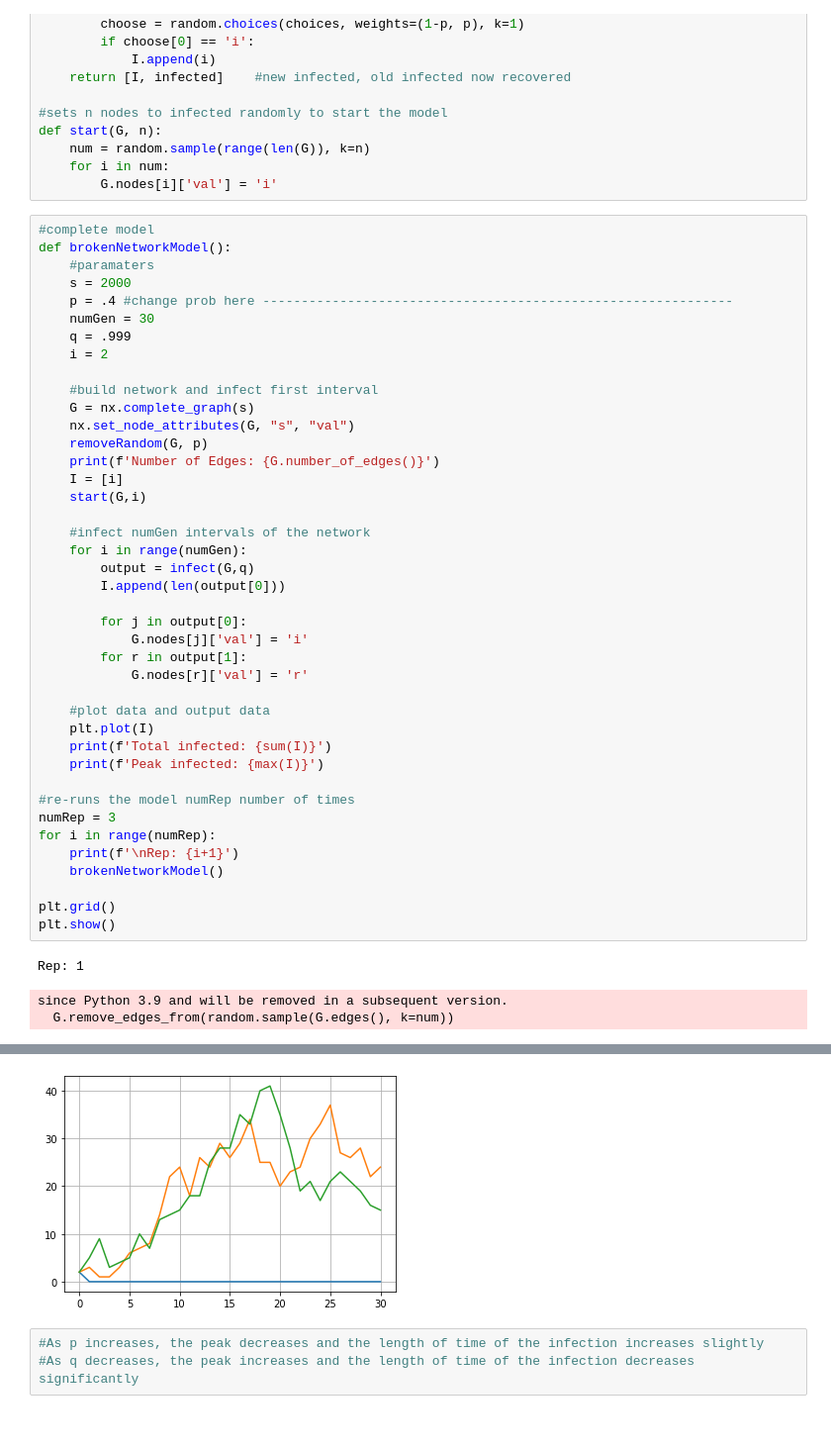
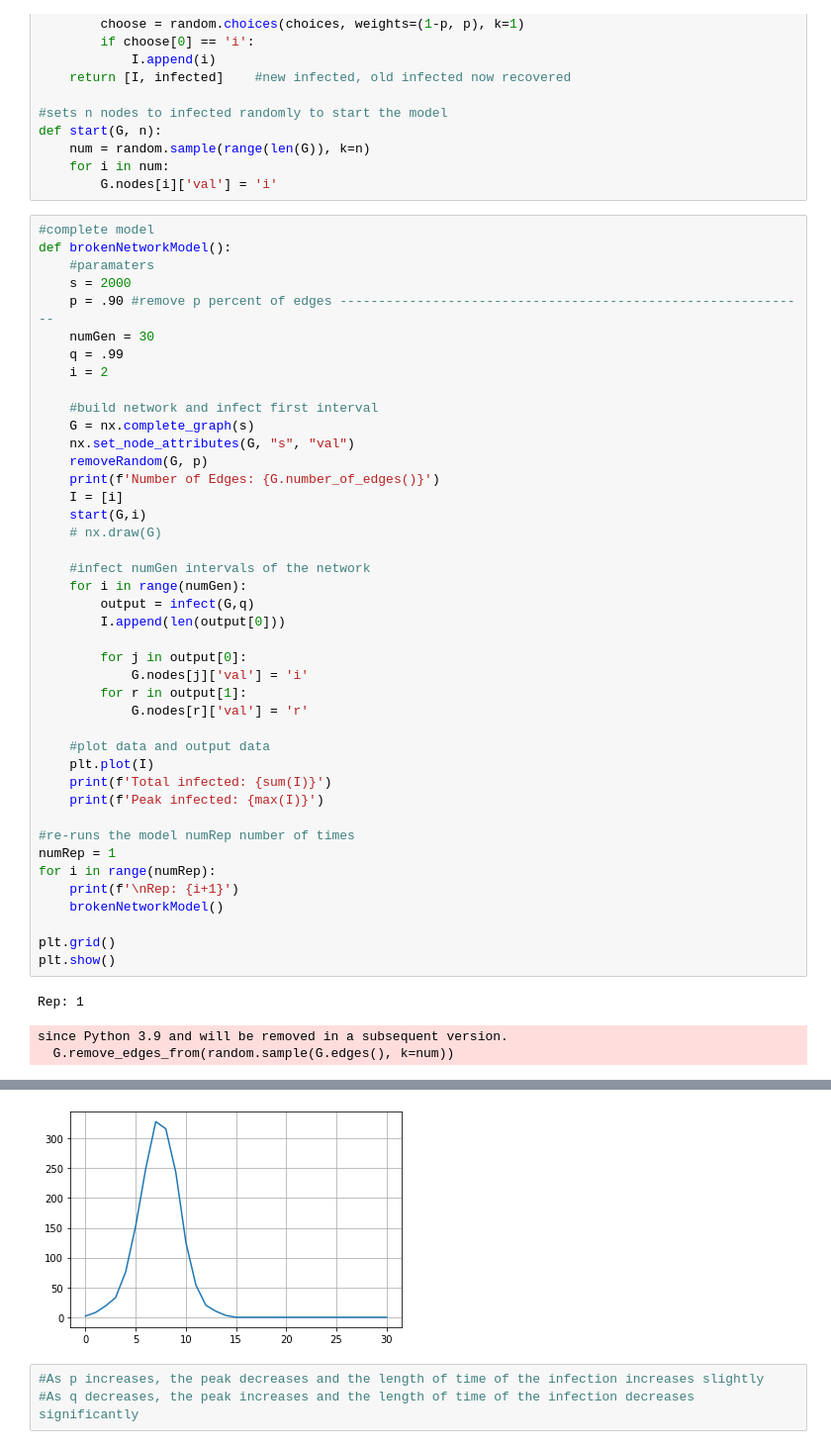
Before and after one commit to masonb13/DataSci, a Jupyter notebook: Models/networks.ipynb, the cells around one changed output, grey strips where cells are left out. Shown: that part at 99% size. Cells and saved outputs as stored; diff of their text form.

```diff
--- a/Models/networks.ipynb
+++ b/Models/networks.ipynb
@@ -105,9 +105,9 @@ def start(G, n):
 def brokenNetworkModel():
     #paramaters
     s = 2000
-    p = .4 #change prob here -------------------------------------------------------------
+    p = .90 #remove p percent of edges -------------------------------------------------------------
     numGen = 30
-    q = .999
+    q = .99
     i = 2
 
     #build network and infect first interval
@@ -117,6 +117,7 @@ def brokenNetworkModel():
     print(f'Number of Edges: {G.number_of_edges()}')
     I = [i]
     start(G,i)
+    # nx.draw(G)
 
     #infect numGen intervals of the network
     for i in range(numGen):
@@ -134,7 +135,7 @@ def brokenNetworkModel():
     print(f'Peak infected: {max(I)}')
 
 #re-runs the model numRep number of times
-numRep = 3
+numRep = 1
 for i in range(numRep):
     print(f'\nRep: {i+1}')
     brokenNetworkModel()
@@ -161,4 +152,4 @@ Peak infected: 41
-[figure, old version]
+[figure, new version]
 # %%
 #As p increases, the peak decreases and the length of time of the infection increases slightly
 #As q decreases, the peak increases and the length of time of the infection decreases significantly
```
Also changed, not shown: parts of 3 cells of this notebook, 6 other files.
